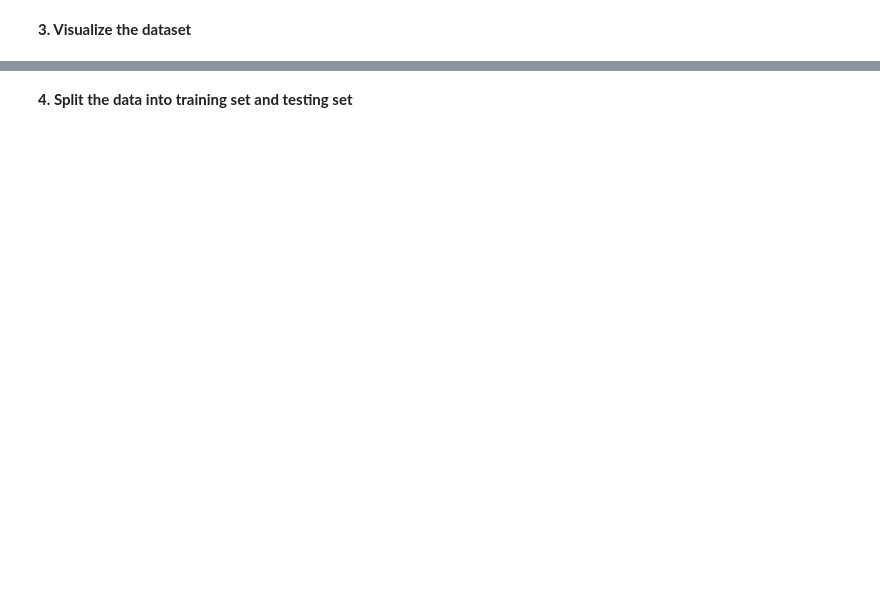
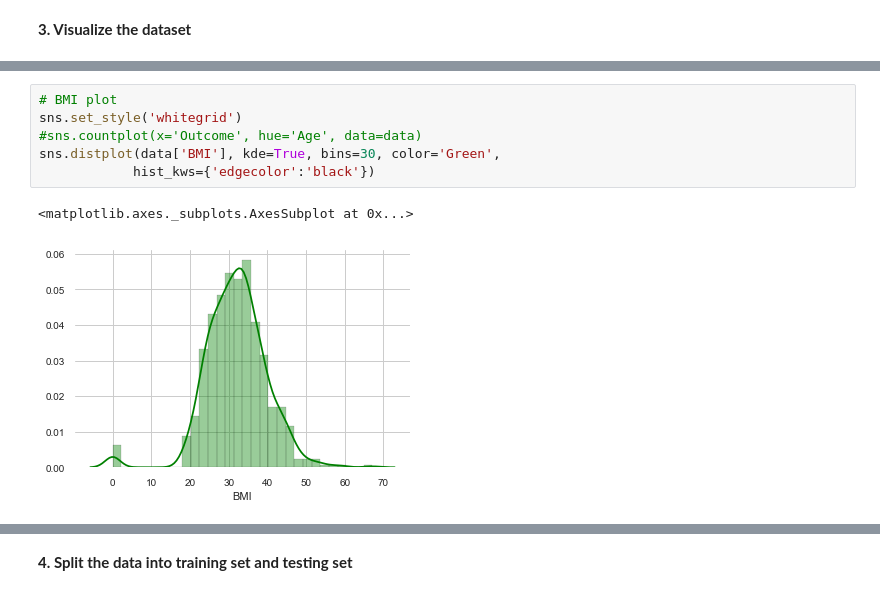
Before and after one commit to PrabhaKannan/ML_diabetes_prediction_Q2, a Jupyter notebook: diabetes_prediction.ipynb, the cells around one changed output, grey strips where cells are left out. Saved outputs shown, nothing was run; the diff lists cells and outputs as text; blank space fills up the shorter version.

```diff
--- a/diabetes_prediction.ipynb
+++ b/diabetes_prediction.ipynb
@@ -42,0 +83,9 @@ Name: Outcome, dtype: int64
+# %%
+# BMI plot
+sns.set_style('whitegrid')
+#sns.countplot(x='Outcome', hue='Age', data=data)
+sns.distplot(data['BMI'], kde=True, bins=30, color='Green',
+            hist_kws={'edgecolor':'black'})
+# %% [output]
+<matplotlib.axes._subplots.AxesSubplot at 0x...>
+[figure, added]
```
Also changed, not shown: parts of 16 cells of this notebook.
